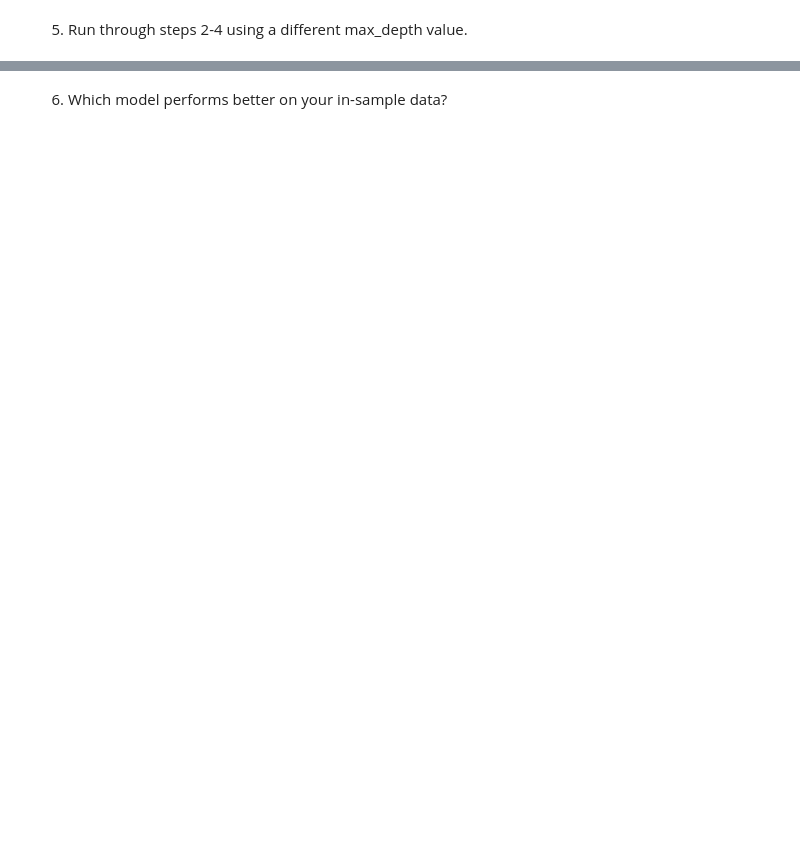
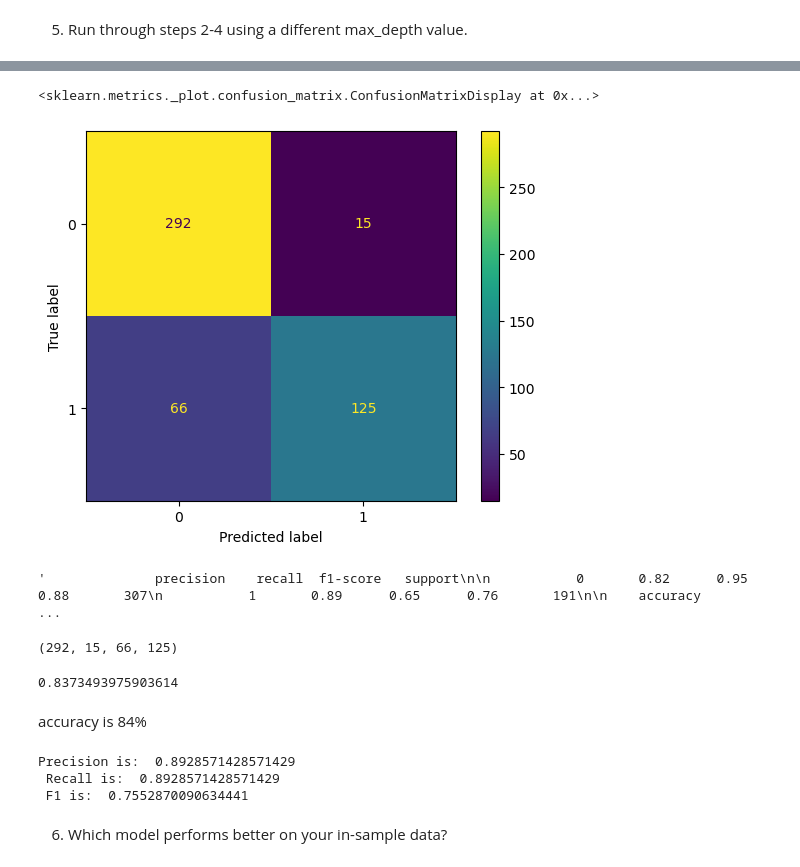
Before and after one commit to stephen-c-perry/classification-exercises, a Jupyter notebook: decision_tree.ipynb, the cells around one changed output, grey strips where cells are left out. Cells and saved outputs as stored; diff of their text form; code cells hidden in the pictures; blank space fills up the shorter version.

```diff
--- a/decision_tree.ipynb
+++ b/decision_tree.ipynb
@@ -22,3 +215,39 @@ import prepare
+# %%
+plot_confusion_matrix(dec_tree_2, X_train, y_train)
+# %% [output]
+<sklearn.metrics._plot.confusion_matrix.ConfusionMatrixDisplay at 0x...>
+[figure, added]
+# %%
+cr_dec_tree_2 = classification_report(y_train, y_pred)
+cr_dec_tree_2
+# %% [output]
+'              precision    recall  f1-score   support\n\n           0       0.82      0.95      0.88       307\n           1       0.89      0.65      0.76       191\n\n    accuracy                   ...
+# %%
+tn2, fp2, fn2, tp2 = confusion_matrix(y_train, y_pred).ravel()
+tn2, fp2, fn2, tp2
+# %% [output]
+(292, 15, 66, 125)
+# %%
+neg2 = tn + fp
+pos2 = fn +tp
+accuracy2 = (tp + tn) / (neg + pos)
+accuracy2
+# %% [output]
+0.8373493975903614
+# %% [markdown]
+accuracy is 84%
+# %%
+precision2 = tp / (tp + fp)
+recall2 = tp / (tp + fn)
+p_r2 = precision * recall
+p_plus_r2 = precision + recall
+f12 = 2 * (p_r / p_plus_r)
+
+print(f'Precision is: ', precision2,'\n','Recall is: ', precision2,  "\n" ,'F1 is: ',f12)
+# %% [output]
+Precision is:  0.8928571428571429
+ Recall is:  0.8928571428571429
+ F1 is:  0.7552870090634441
 # %% [markdown]
 
 6. Which model performs better on your in-sample data?
```
Also changed, not shown: parts of 41 cells of this notebook, 2 other files.
